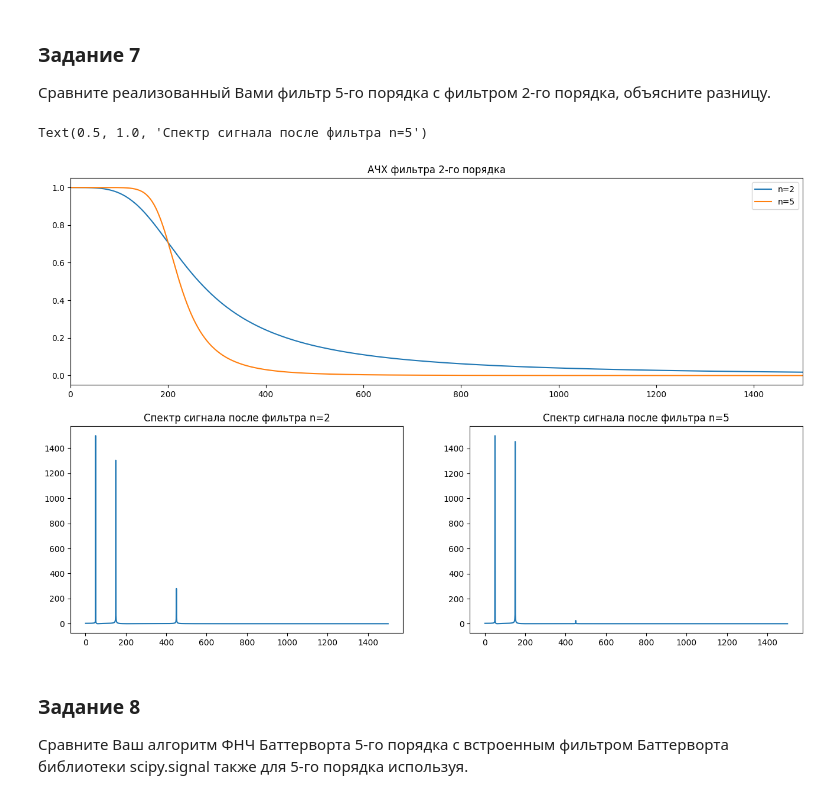
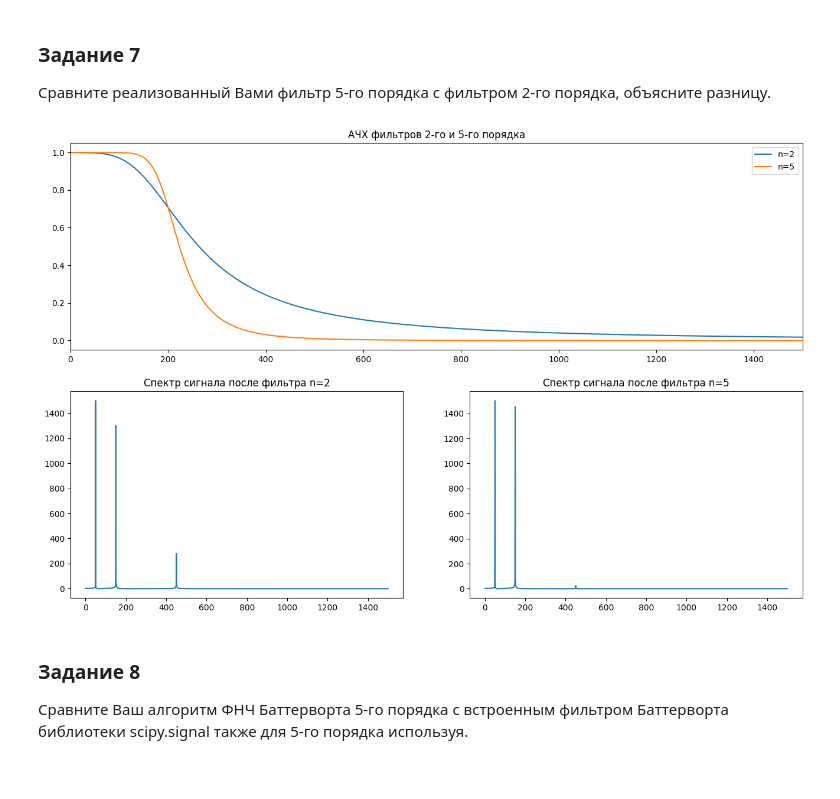
Before and after one commit to VadimAndreich/Signals, a Jupyter notebook: Labs/3/lab3.ipynb, the cells around one changed output. Cells and saved outputs as stored; diff of their text form; code cells hidden in the pictures.

```diff
--- a/Labs/3/lab3.ipynb
+++ b/Labs/3/lab3.ipynb
@@ -53,14 +53,14 @@ plt.show()
 Баттерворта. Убедитесь, что амплитуда исходного сигнала для частоты 50 Гц будет совпадать с
 амплитудой отфильтрованного сигнала.
 # %%
-def butterworth_low(signal_frequency, cutoff_frequency):
+def butterworth_lowpass(signal_frequency, cutoff_frequency):
     omega = signal_frequency / cutoff_frequency
     transmission_coefficient = 1 / (-omega ** 2 + 1j * np.sqrt(2) * omega + 1)
 
     return transmission_coefficient
 
 
-filter_coef = np.abs(butterworth_low(np.fft.fftfreq(len(x), 1/3000), 70))
+filter_coef = np.abs(butterworth_lowpass(np.fft.fftfreq(len(x), 1/3000), 70))
 filtered_signal = np.fft.ifft(y_fft * filter_coef.real)
 
 plt.figure(figsize=(16, 20))
@@ -299,32 +299,33 @@ print("\nПолюса фильтра 5-го порядка:\n", poles_5)
 Сравните реализованный Вами фильтр 5-го порядка с фильтром 2-го порядка, объясните
 разницу.
 # %%
-filter_coef = np.abs(butterworth_low(np.fft.fftfreq(len(x), 1/3000), 200))
+filter_coef = np.abs(butterworth_lowpass(np.fft.fftfreq(len(x), 1/3000), 200))
 poles_2, filter_coef_2 = butterworth(np.fft.fftfreq(len(x), 1/3000), 200, 2)
 
 filtered_signal_2 = np.fft.ifft(y_fft * filter_coef.real)
 filtered_signal_5 = np.fft.ifft(y_fft * filter_coef_5.real)
 
 plt.figure(figsize=(16, 10))
 
 plt.subplot(2, 1, 1)
 plt.plot(x_freq, filter_coef.real[:len(y_fft)//2], label='n=2')
 plt.plot(x_freq, filter_coef_5.real[:len(y_fft)//2], label='n=5')
 # plt.plot(x_freq, filter_coef_2.real[:len(y_fft)//2], label='n=2, v2')
 plt.xlim(0, 1500)
 plt.legend()
-plt.title("АЧХ фильтра 2-го порядка")
+plt.title("АЧХ фильтров 2-го и 5-го порядка")
 
 plt.subplot(2, 2, 3)
 plt.plot(x_freq, np.abs((np.fft.fft(filtered_signal_2))[:len(y_fft)//2]))
 plt.title("Спектр сигнала после фильтра n=2")
 
 plt.subplot(2, 2, 4)
 plt.plot(x_freq, np.abs((np.fft.fft(filtered_signal_5))[:len(y_fft)//2]))
 plt.title("Спектр сигнала после фильтра n=5")
+
+plt.show()
 # %% [output]
-Text(0.5, 1.0, 'Спектр сигнала после фильтра n=5')
-[figure, old version]
+[figure, new version]
 # %% [markdown]
 ### Задание 8
 Сравните Ваш алгоритм ФНЧ Баттерворта 5-го порядка с встроенным фильтром
```
Also changed, not shown: parts of 5 cells of this notebook.
